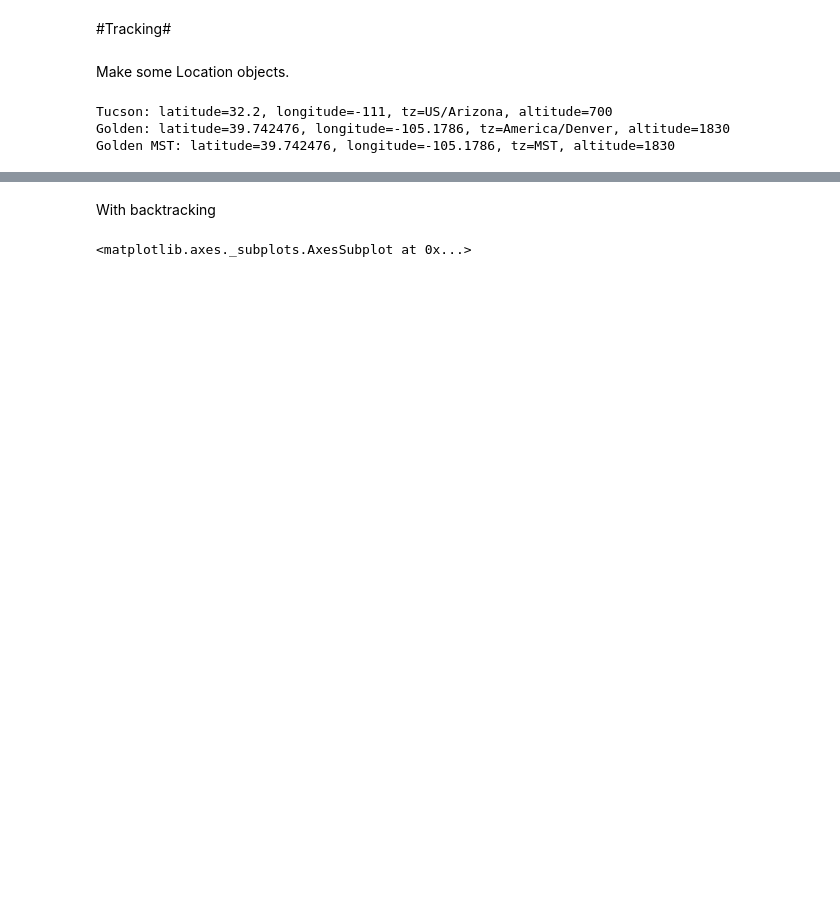
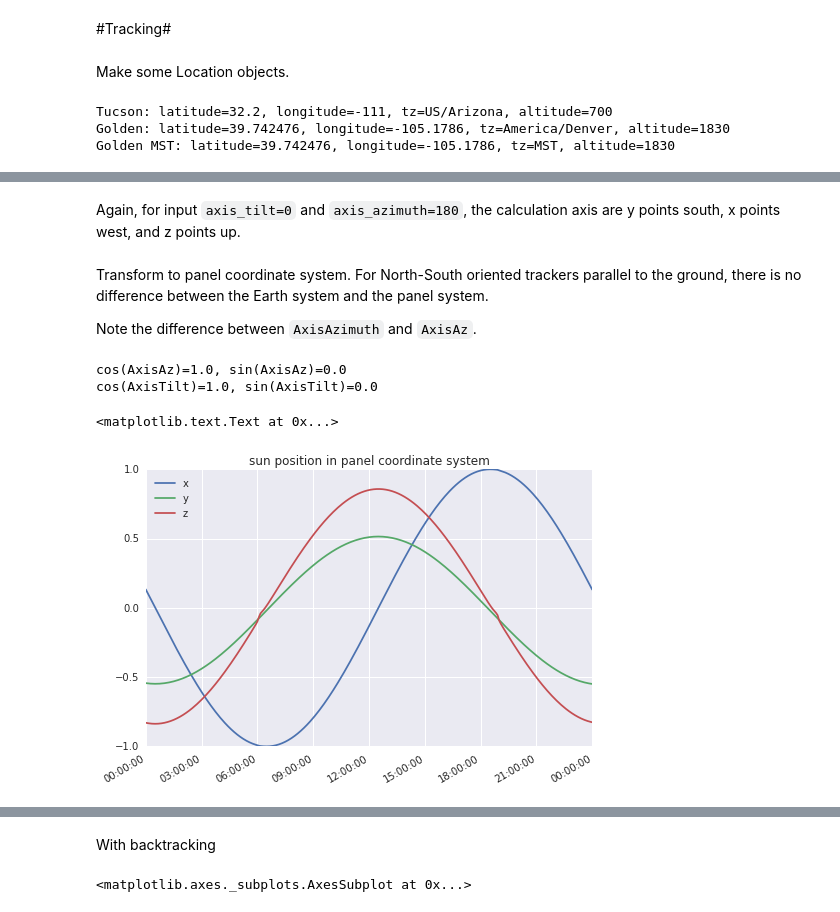
Before and after one commit to pvlib/pvlib-python, a Jupyter notebook: docs/tutorials/tracking.ipynb, the cells around one changed output, grey strips where cells are left out. Cells and saved outputs as stored; diff of their text form; code cells hidden in the pictures; blank space fills up the shorter version.

```diff
--- a/docs/tutorials/tracking.ipynb
+++ b/docs/tutorials/tracking.ipynb
@@ -198,0 +208,29 @@ df_out.plot()
+# %% [markdown]
+Again, for input ``axis_tilt=0`` and ``axis_azimuth=180``, the calculation axis are y points south, x points west, and z points up.
+# %% [markdown]
+Transform to panel coordinate system. For North-South oriented trackers parallel to the ground, there is no difference between the Earth system and the panel system.
+
+Note the difference between ``AxisAzimuth`` and ``AxisAz``.
+# %%
+AxisAz = AxisAzimuth - 180;
+
+print('cos(AxisAz)={}, sin(AxisAz)={}'.format(cosd(AxisAz), sind(AxisAz)))
+print('cos(AxisTilt)={}, sin(AxisTilt)={}'.format(cosd(AxisTilt), sind(AxisTilt)))
+
+xp = x*cosd(AxisAz) - y*sind(AxisAz);
+yp = (x*cosd(AxisTilt)*sind(AxisAz) +
+      y*cosd(AxisTilt)*cosd(AxisAz) -
+      z*sind(AxisTilt))
+zp = (x*sind(AxisTilt)*sind(AxisAz) +
+      y*sind(AxisTilt)*cosd(AxisAz) +
+      z*cosd(AxisTilt))
+
+panel_coords = pd.DataFrame({'x':xp,'y':yp,'z':zp})
+
+panel_coords.plot()
+plt.title('sun position in panel coordinate system')
+# %% [output]
+cos(AxisAz)=1.0, sin(AxisAz)=0.0
+cos(AxisTilt)=1.0, sin(AxisTilt)=0.0
+<matplotlib.text.Text at 0x...>
+[figure, added]
```
Also changed, not shown: parts of 45 cells of this notebook, 1 other file.
